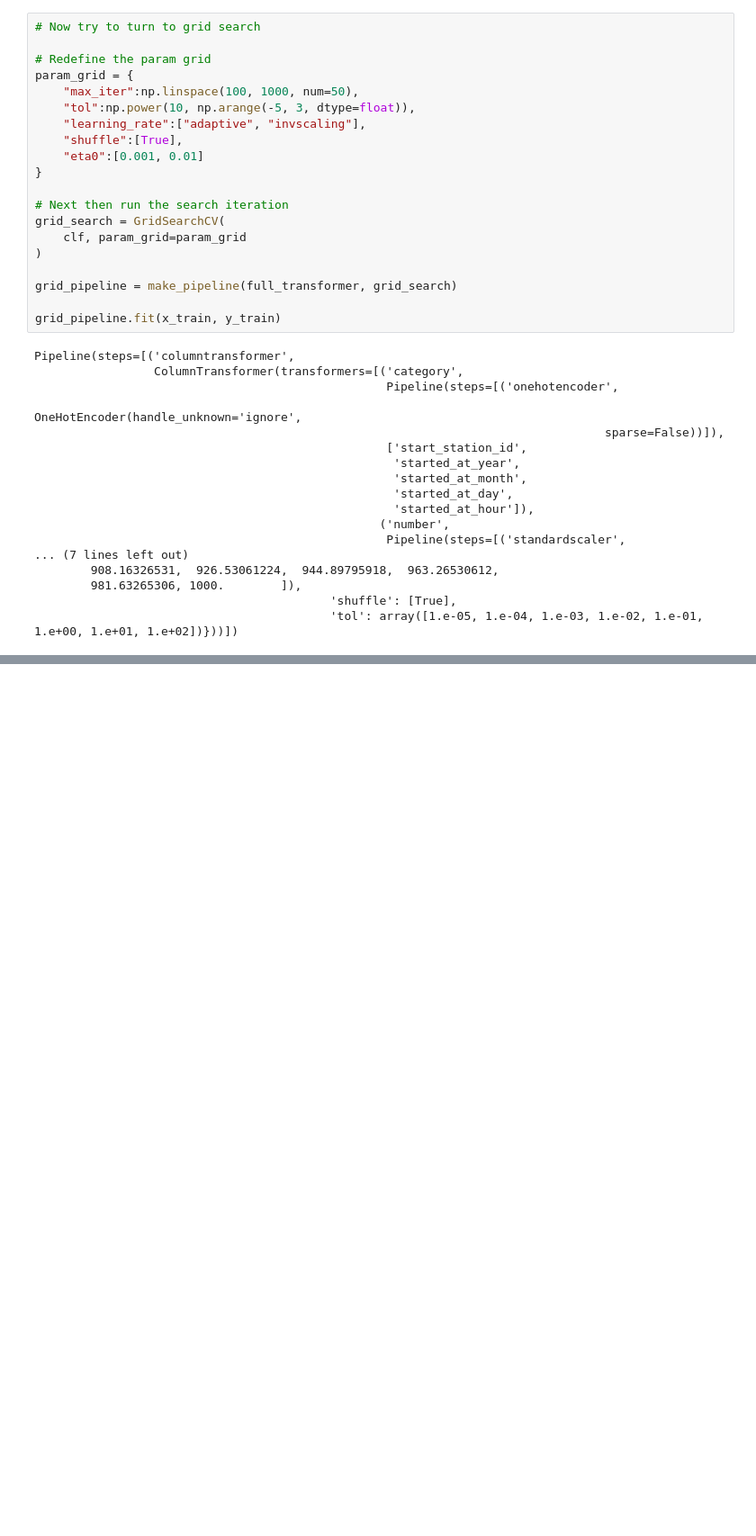
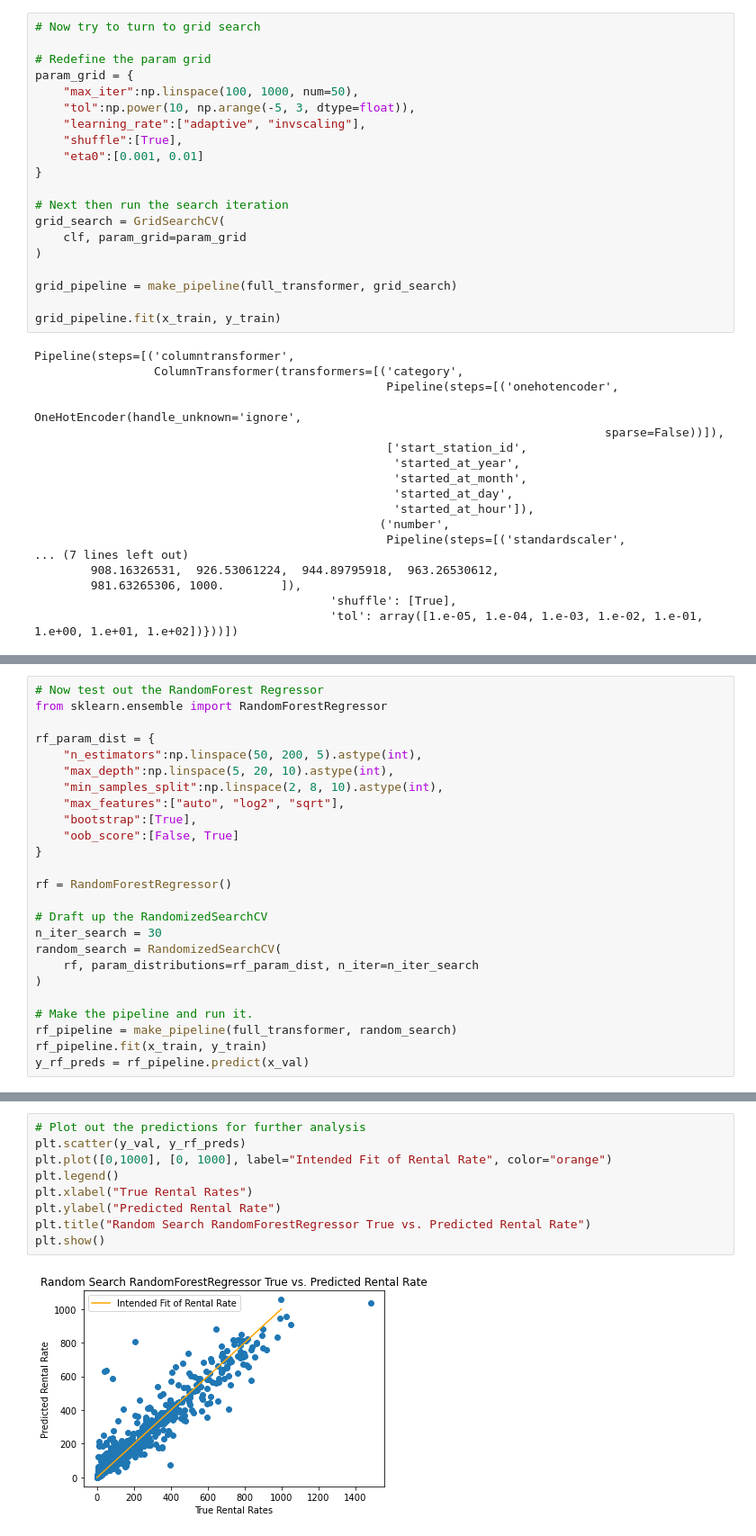
Before and after one commit to eric-albrecht-3372/bike_machine_learning, a Jupyter notebook: Notebooks/Bike Usage Regressor - No Complementary Data.ipynb, the cells around one changed output, grey strips where cells are left out. Shown at 90% size. Cells and saved outputs as stored; diff of their text form; blank space fills up the shorter version.

```diff
--- a/Notebooks/Bike Usage Regressor - No Complementary Data.ipynb
+++ b/Notebooks/Bike Usage Regressor - No Complementary Data.ipynb
@@ -728,0 +688,25 @@ y_poly_preds = poly_pipeline.predict(x_poly_val)
+# %%
+# Now test out the RandomForest Regressor
+from sklearn.ensemble import RandomForestRegressor
+
+rf_param_dist = {
+    "n_estimators":np.linspace(50, 200, 5).astype(int),
+    "max_depth":np.linspace(5, 20, 10).astype(int),
+    "min_samples_split":np.linspace(2, 8, 10).astype(int),
+    "max_features":["auto", "log2", "sqrt"],
+    "bootstrap":[True],
+    "oob_score":[False, True]
+}
+
+rf = RandomForestRegressor()
+
+# Draft up the RandomizedSearchCV
+n_iter_search = 30
+random_search = RandomizedSearchCV(
+    rf, param_distributions=rf_param_dist, n_iter=n_iter_search
+)
+
+# Make the pipeline and run it.
+rf_pipeline = make_pipeline(full_transformer, random_search)
+rf_pipeline.fit(x_train, y_train)
+y_rf_preds = rf_pipeline.predict(x_val)
@@ -728,0 +726,11 @@ y_poly_preds = poly_pipeline.predict(x_poly_val)
+# %%
+# Plot out the predictions for further analysis
+plt.scatter(y_val, y_rf_preds)
+plt.plot([0,1000], [0, 1000], label="Intended Fit of Rental Rate", color="orange")
+plt.legend()
+plt.xlabel("True Rental Rates")
+plt.ylabel("Predicted Rental Rate")
+plt.title("Random Search RandomForestRegressor True vs. Predicted Rental Rate")
+plt.show()
+# %% [output]
+[figure, added]
```
Also changed, not shown: parts of 28 cells of this notebook.
